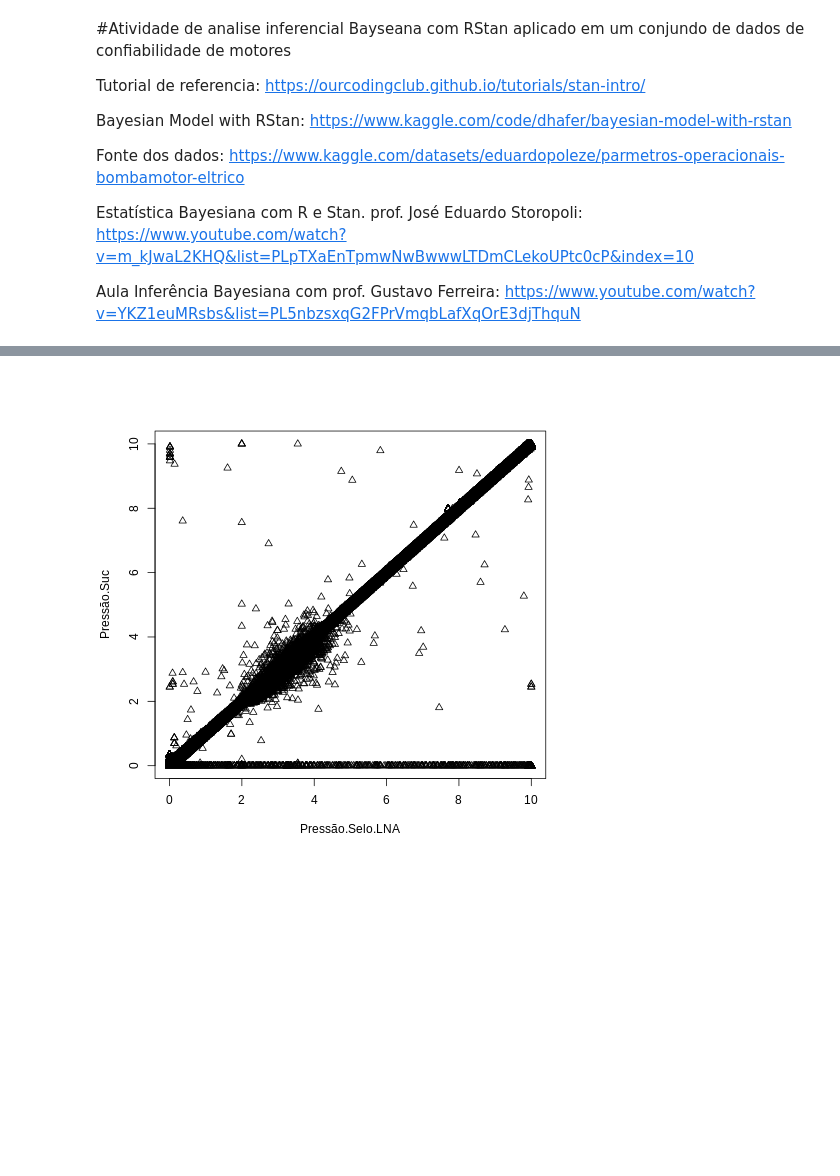
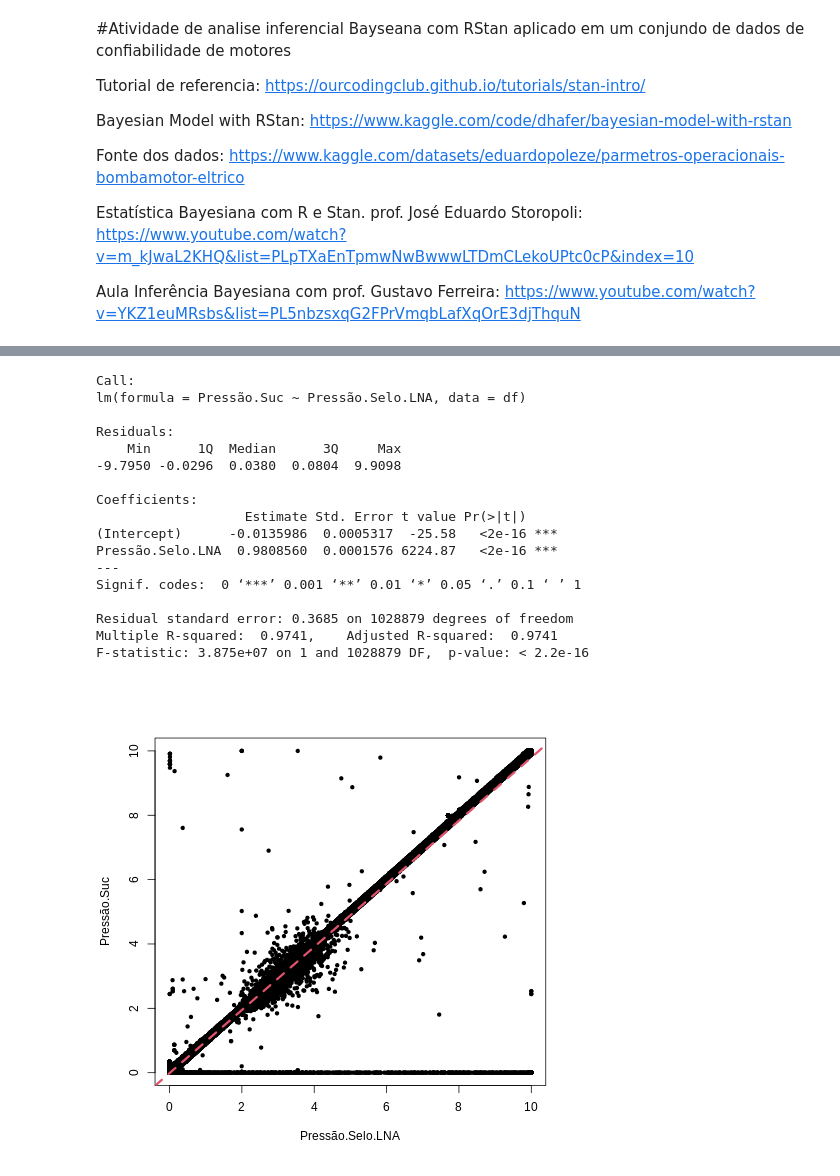
Before and after one commit to uervitonsantos/Atividade_Analise_Bayeseana_Com_RSTAN, a Jupyter notebook: Atividade_Analise_Bayseana_Com_RSTAN.ipynb, the cells around one changed output, grey strips where cells are left out. Drawn from its saved outputs; the diff is of its cells as text; code cells hidden in the pictures; blank space fills up the shorter version.

```diff
--- a/Atividade_Analise_Bayseana_Com_RSTAN.ipynb
+++ b/Atividade_Analise_Bayseana_Com_RSTAN.ipynb
@@ -30,4 +31,4 @@ library("dplyr")
 # %%
 %%R
-df <- read.csv("/content/drive/MyDrive/Colab Notebooks/DateSet/Dataset_Motor_Bomba_teste.txt", header = TRUE, sep = ";", dec = ",")
+df <- read.csv("/content/drive/MyDrive/Colab Notebooks/DateSet/Dataset_Motor_Bomba_3.csv", header = TRUE, sep = ";", dec = ",")
 head(df)
@@ -66,12 +79,31 @@ names(df)
 # %%
 %%R
-plot(Pressão.Suc ~ Pressão.Selo.LNA, pch = 2, data = df)
+lm1 <- lm(Pressão.Suc ~ Pressão.Selo.LNA, data = df)
+summary(lm1)
 # %% [output]
-[figure, removed]
+Call:
+lm(formula = Pressão.Suc ~ Pressão.Selo.LNA, data = df)
+
+Residuals:
+    Min      1Q  Median      3Q     Max
+-9.7950 -0.0296  0.0380  0.0804  9.9098
+
+Coefficients:
+                   Estimate Std. Error t value Pr(>|t|)
+(Intercept)      -0.0135986  0.0005317  -25.58   <2e-16 ***
+Pressão.Selo.LNA  0.9808560  0.0001576 6224.87   <2e-16 ***
+---
+Signif. codes:  0 ‘***’ 0.001 ‘**’ 0.01 ‘*’ 0.05 ‘.’ 0.1 ‘ ’ 1
+
+Residual standard error: 0.3685 on 1028879 degrees of freedom
+Multiple R-squared:  0.9741,    Adjusted R-squared:  0.9741
+F-statistic: 3.875e+07 on 1 and 1028879 DF,  p-value: < 2.2e-16
-# %%
-%%R
-lm1 <- lm(Data.e.Hora ~ Pressão.Desc., data = df)
-summary(lm1)
+# %%
+%%R
+plot(Pressão.Suc ~ Pressão.Selo.LNA, pch = 20, data = df)
+abline(lm1, col = 2, lty = 2, lw = 3)
+# %% [output]
+[figure, added]
 # %%
 %%R
 abline(lm1, col = 2, lty = 2, lw = 3)
```
Also changed, not shown: parts of 6 cells of this notebook.
